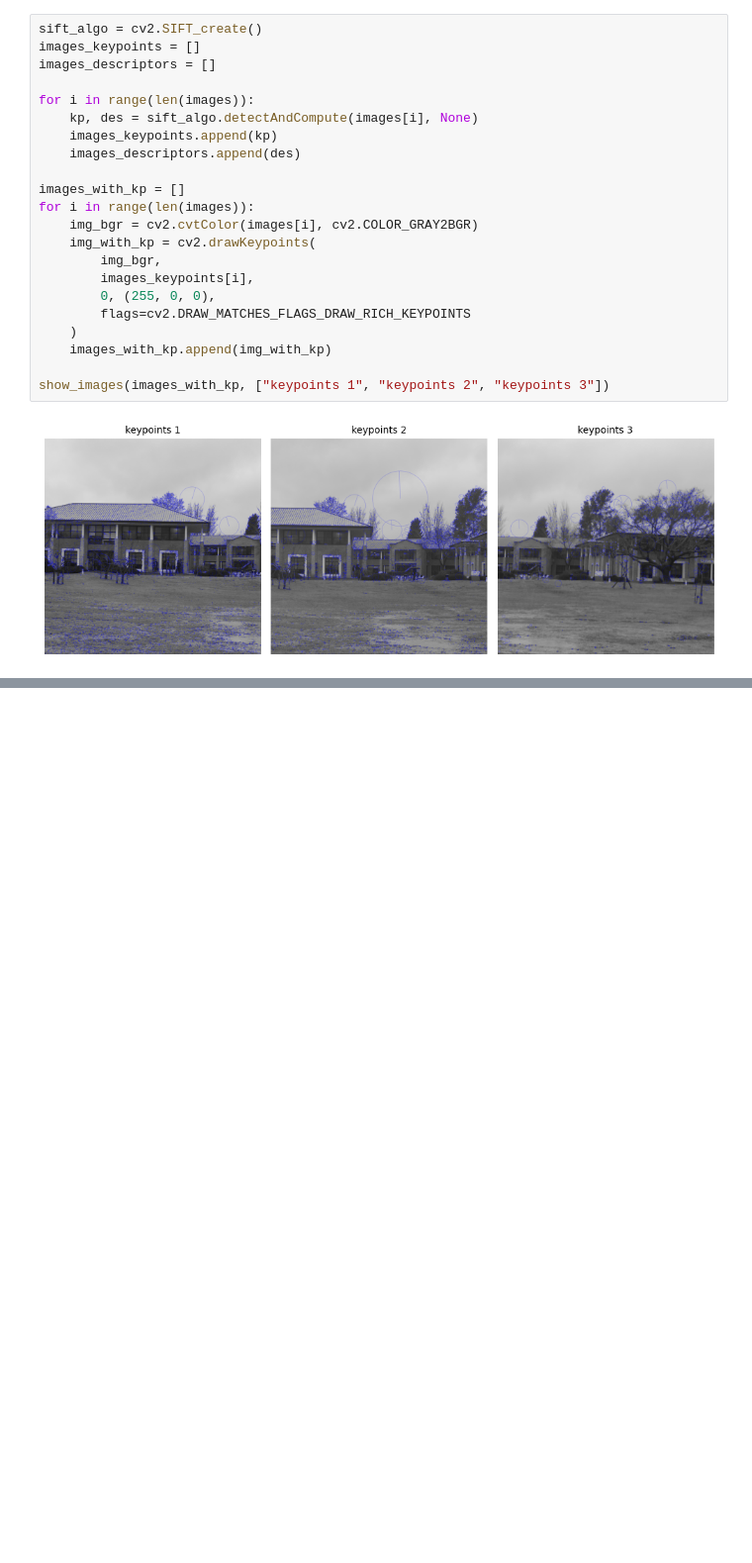
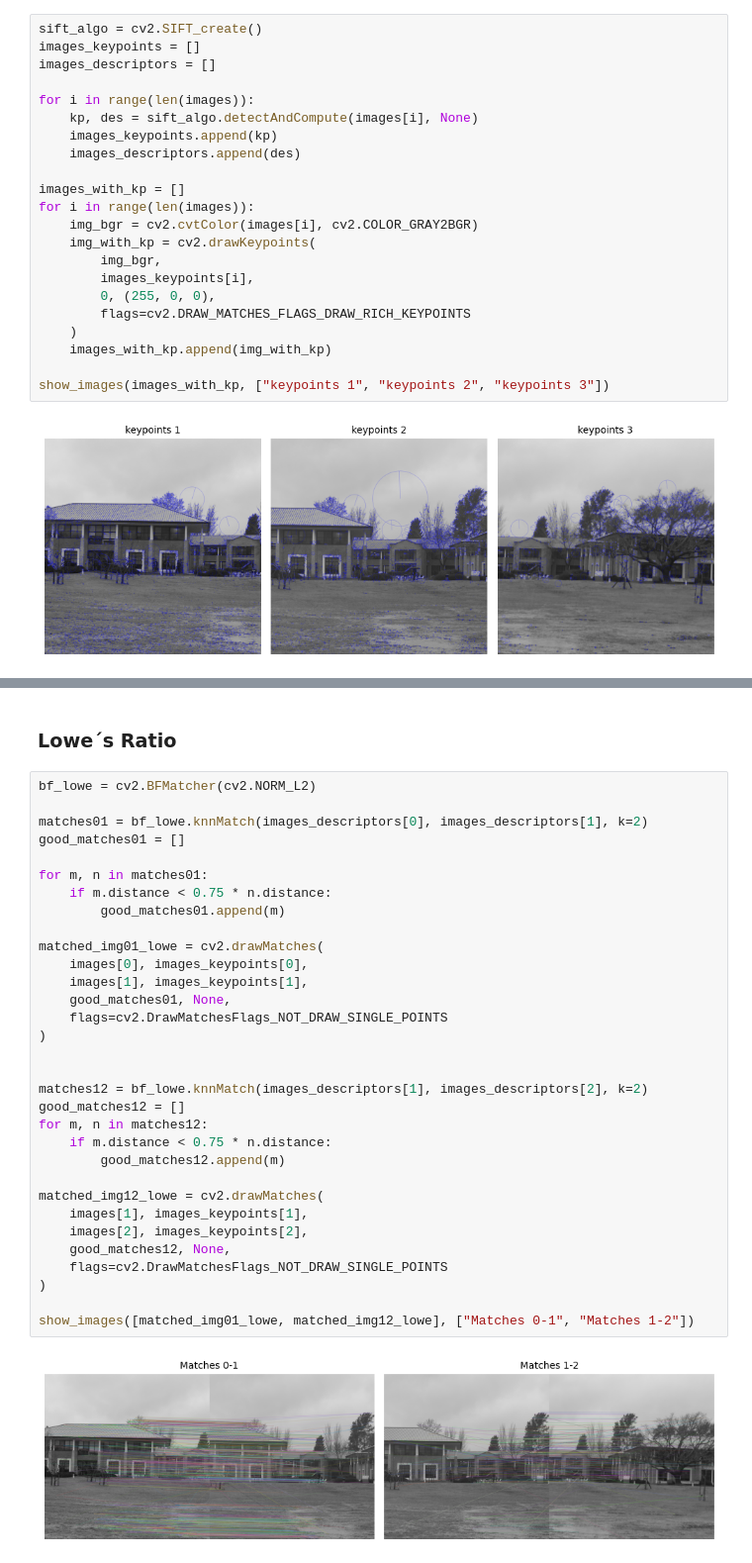
Before and after one commit to jerecoder/TP1-Vision, a Jupyter notebook: tp1.ipynb, the cells around one changed output, grey strips where cells are left out. Shown at 99% size. Cells and saved outputs as stored; diff of their text form; blank space fills up the shorter version.

```diff
--- a/tp1.ipynb
+++ b/tp1.ipynb
@@ -37,0 +68,36 @@ show_images(images_with_kp, ["keypoints 1", "keypoints 2", "keypoints 3"])
+# %% [markdown]
+### Lowe´s Ratio
+# %%
+bf_lowe = cv2.BFMatcher(cv2.NORM_L2)
+
+matches01 = bf_lowe.knnMatch(images_descriptors[0], images_descriptors[1], k=2)
+good_matches01 = []
+
+for m, n in matches01:
+    if m.distance < 0.75 * n.distance:
+        good_matches01.append(m)
+
+matched_img01_lowe = cv2.drawMatches(
+    images[0], images_keypoints[0],
+    images[1], images_keypoints[1],
+    good_matches01, None,
+    flags=cv2.DrawMatchesFlags_NOT_DRAW_SINGLE_POINTS
+)
+
+
+matches12 = bf_lowe.knnMatch(images_descriptors[1], images_descriptors[2], k=2)
+good_matches12 = []
+for m, n in matches12:
+    if m.distance < 0.75 * n.distance:
+        good_matches12.append(m)
+
+matched_img12_lowe = cv2.drawMatches(
+    images[1], images_keypoints[1],
+    images[2], images_keypoints[2],
+    good_matches12, None,
+    flags=cv2.DrawMatchesFlags_NOT_DRAW_SINGLE_POINTS
+)
+
+show_images([matched_img01_lowe, matched_img12_lowe], ["Matches 0-1", "Matches 1-2"])
+# %% [output]
+[figure, added]
```
Also changed, not shown: parts of 5 cells of this notebook.
